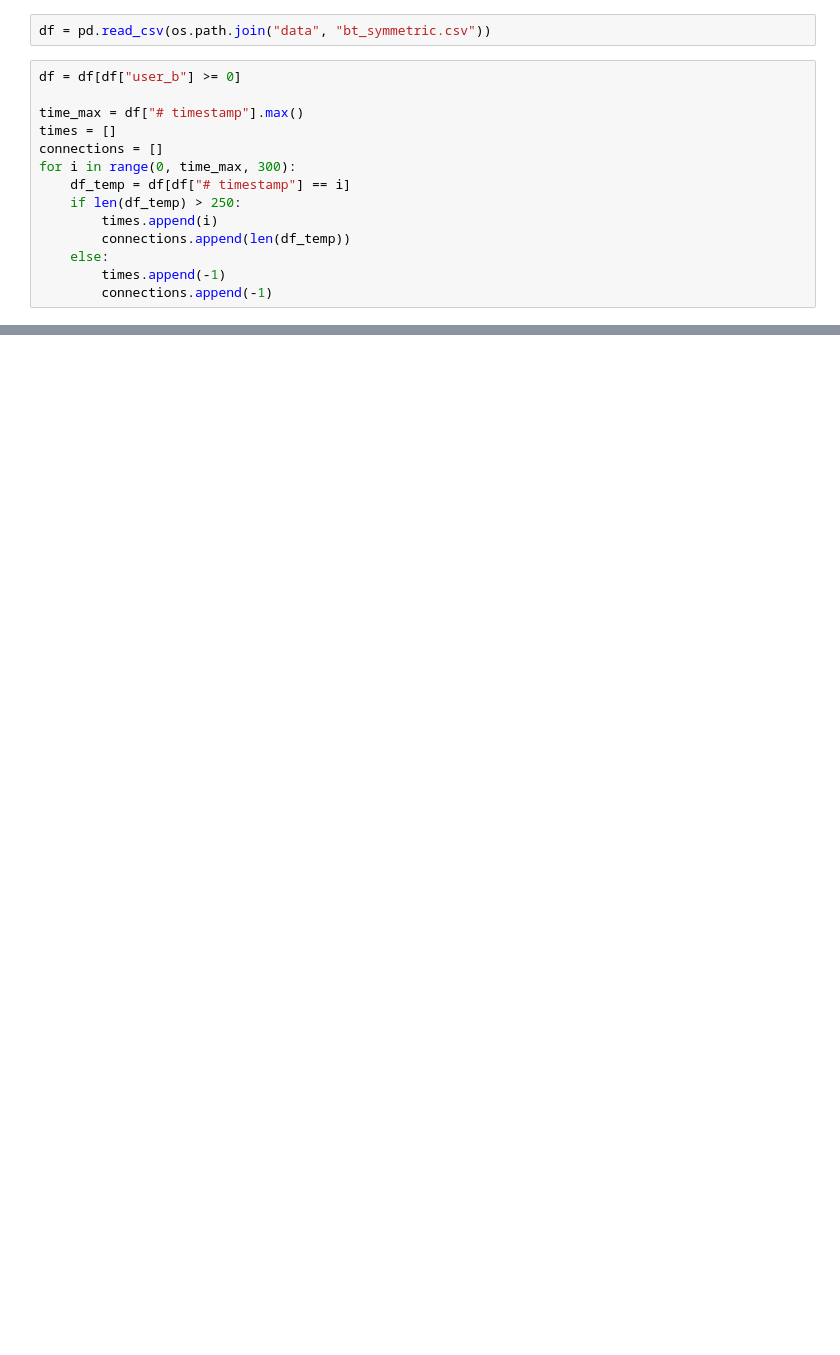
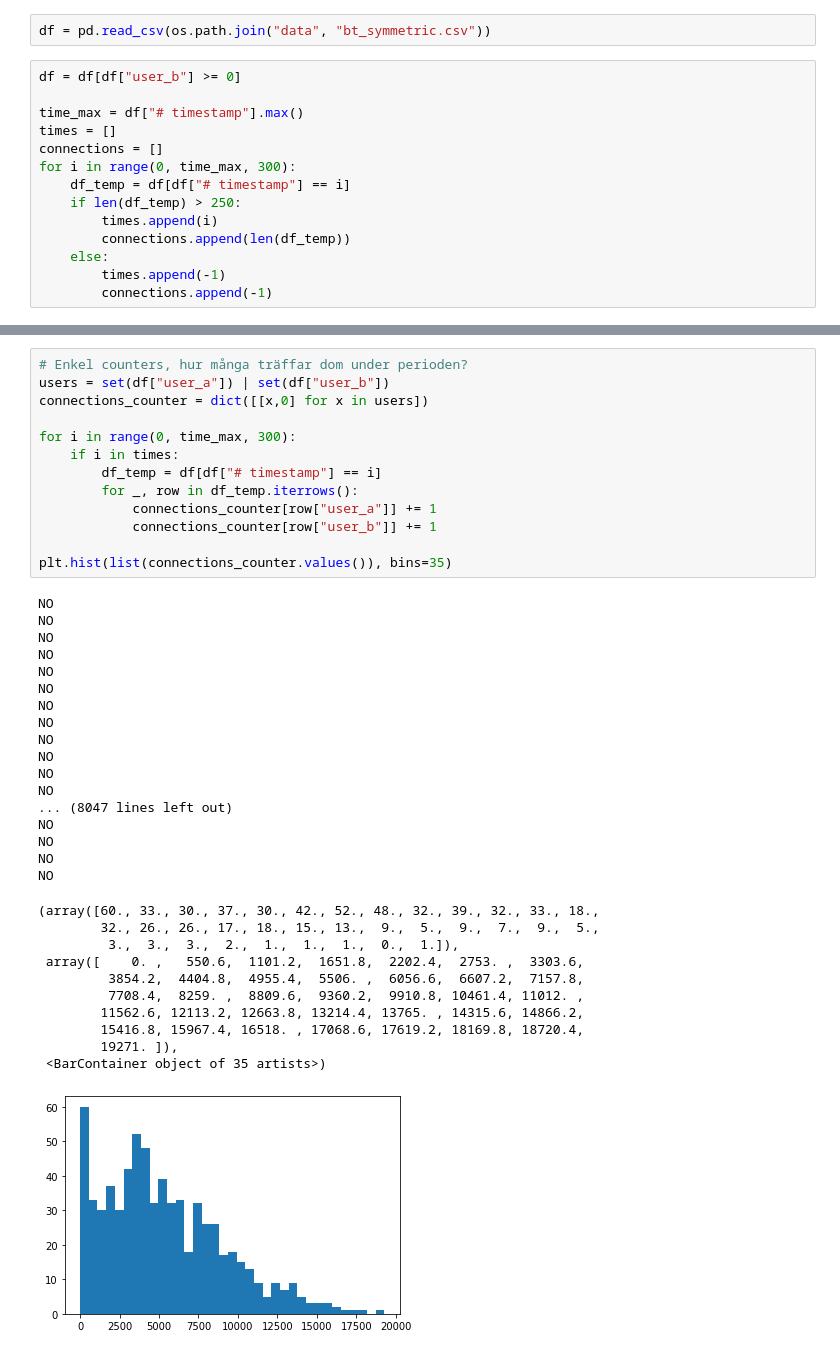
Before and after one commit to danielsson-maja/MAM-data-mining, a Jupyter notebook: projj.ipynb, the cells around one changed output, grey strips where cells are left out. Drawn from its saved outputs; the diff is of its cells as text; blank space fills up the shorter version.

Commit message:
Totalt antal connections och Minsta antal under 15min.

```diff
--- a/projj.ipynb
+++ b/projj.ipynb
@@ -75,0 +78,42 @@ plt.hist(list(connections_counter.values()))
+# %%
+# Enkel counters, hur många träffar dom under perioden?
+users = set(df["user_a"]) | set(df["user_b"])
+connections_counter = dict([[x,0] for x in users])
+
+for i in range(0, time_max, 300):
+    if i in times:
+        df_temp = df[df["# timestamp"] == i]
+        for _, row in df_temp.iterrows():
+            connections_counter[row["user_a"]] += 1
+            connections_counter[row["user_b"]] += 1
+
+plt.hist(list(connections_counter.values()), bins=35)
+# %% [output]
+NO
+NO
+NO
+NO
+NO
+NO
+NO
+NO
+NO
+NO
+NO
+NO
+... (8047 lines left out)
+NO
+NO
+NO
+NO
+(array([60., 33., 30., 37., 30., 42., 52., 48., 32., 39., 32., 33., 18.,
+        32., 26., 26., 17., 18., 15., 13.,  9.,  5.,  9.,  7.,  9.,  5.,
+         3.,  3.,  3.,  2.,  1.,  1.,  1.,  0.,  1.]),
+ array([    0. ,   550.6,  1101.2,  1651.8,  2202.4,  2753. ,  3303.6,
+         3854.2,  4404.8,  4955.4,  5506. ,  6056.6,  6607.2,  7157.8,
+         7708.4,  8259. ,  8809.6,  9360.2,  9910.8, 10461.4, 11012. ,
+        11562.6, 12113.2, 12663.8, 13214.4, 13765. , 14315.6, 14866.2,
+        15416.8, 15967.4, 16518. , 17068.6, 17619.2, 18169.8, 18720.4,
+        19271. ]),
+ <BarContainer object of 35 artists>)
+[figure, added]
```
Also changed, not shown: parts of 4 cells of this notebook.
